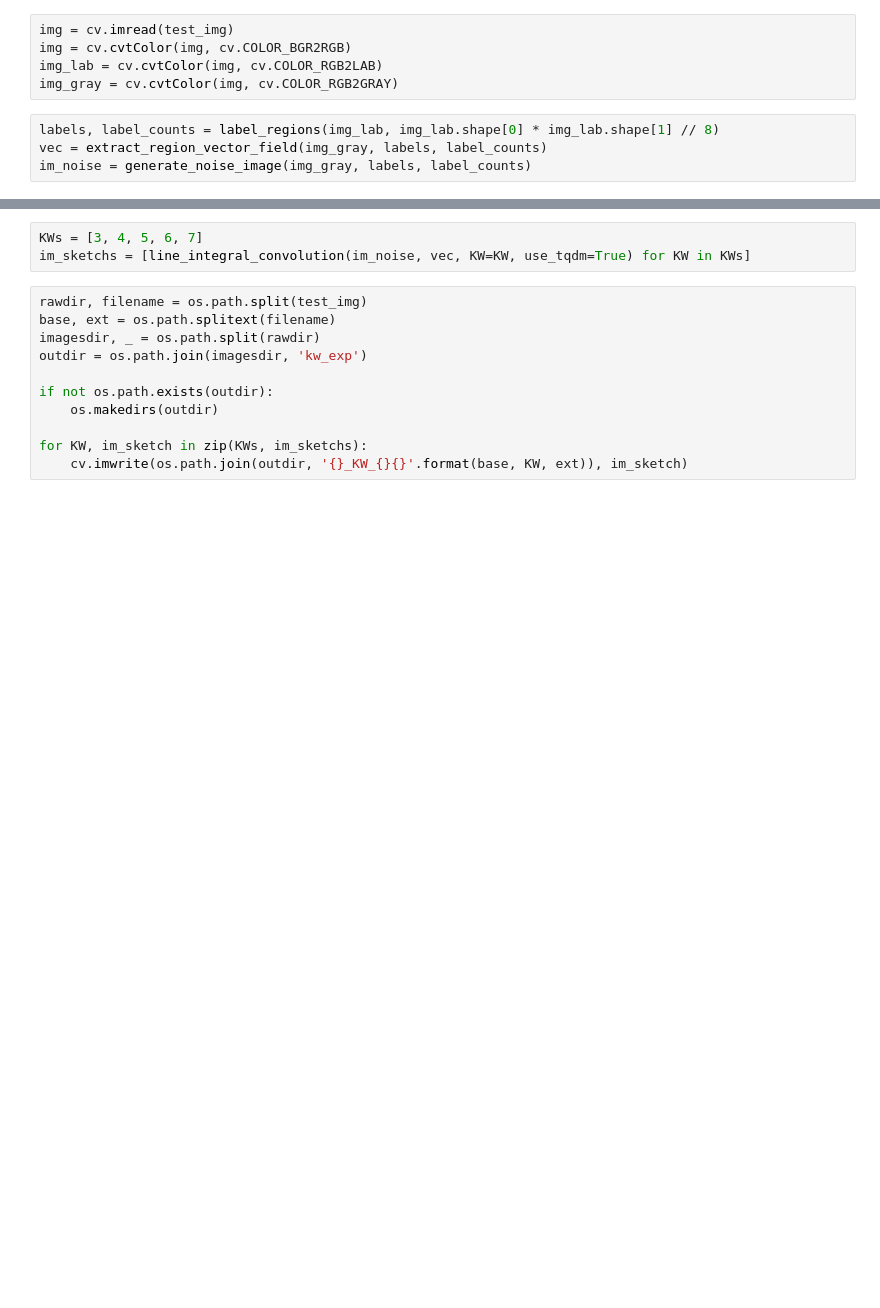
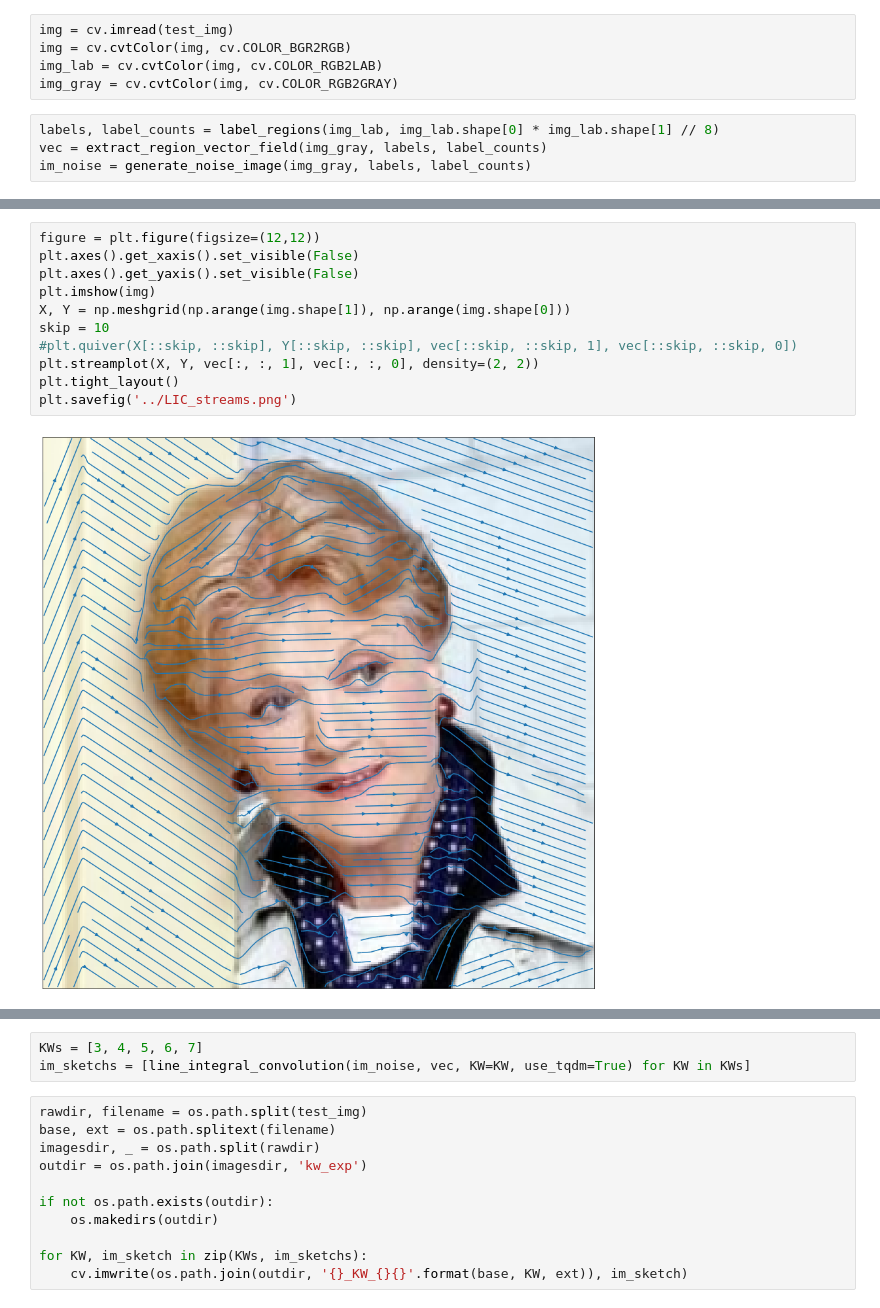
Before and after one commit to ColasGael/photo2drawing, a Jupyter notebook: line-integral-convolution/lic_length_exp.ipynb, the cells around one changed output, grey strips where cells are left out. Saved outputs shown, nothing was run; the diff lists cells and outputs as text; blank space fills up the shorter version.

```diff
--- a/line-integral-convolution/lic_length_exp.ipynb
+++ b/line-integral-convolution/lic_length_exp.ipynb
@@ -26,0 +37,13 @@ plt.imshow(im_noise)
+# %%
+figure = plt.figure(figsize=(12,12))
+plt.axes().get_xaxis().set_visible(False)
+plt.axes().get_yaxis().set_visible(False)
+plt.imshow(img)
+X, Y = np.meshgrid(np.arange(img.shape[1]), np.arange(img.shape[0]))
+skip = 10
+#plt.quiver(X[::skip, ::skip], Y[::skip, ::skip], vec[::skip, ::skip, 1], vec[::skip, ::skip, 0])
+plt.streamplot(X, Y, vec[:, :, 1], vec[:, :, 0], density=(2, 2))
+plt.tight_layout()
+plt.savefig('../LIC_streams.png')
+# %% [output]
+[figure, added]
```
Also changed, not shown: parts of 6 cells of this notebook, 4 other files.
